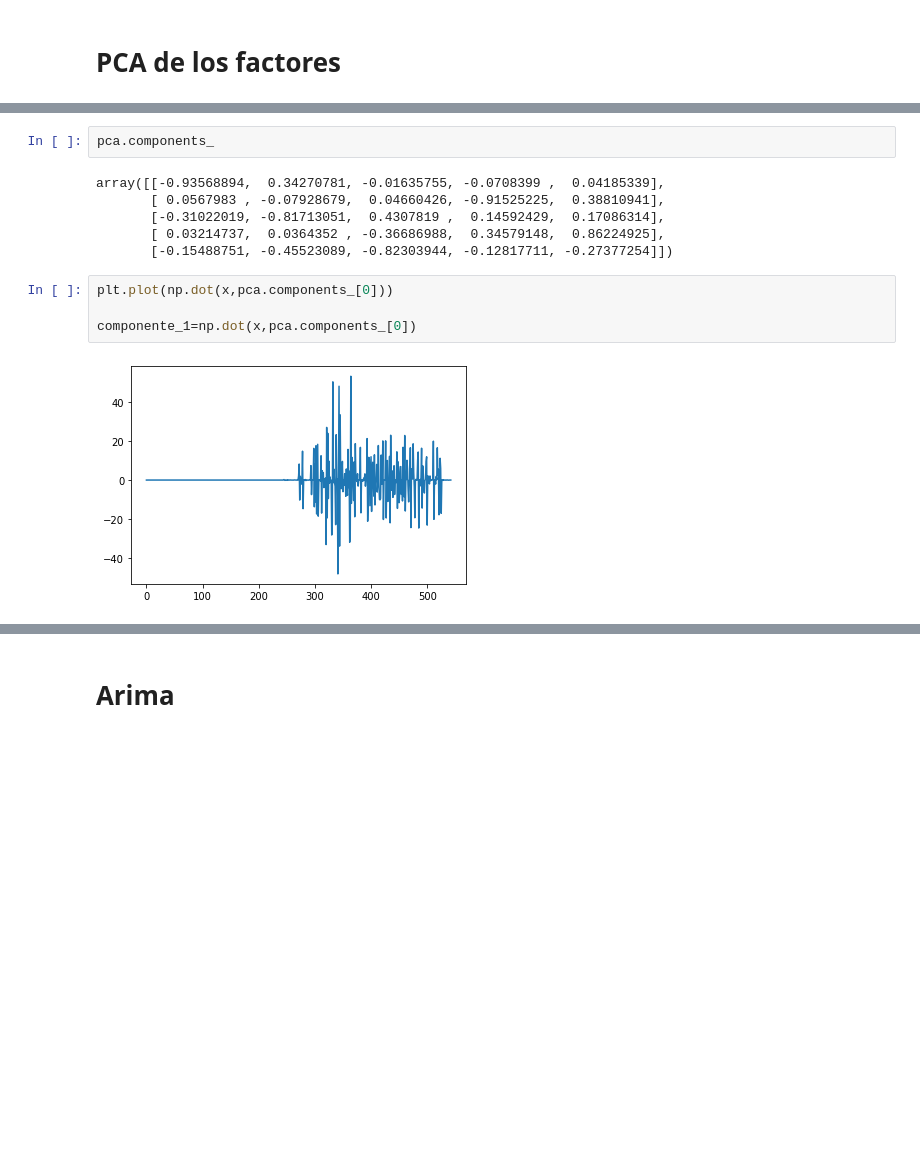
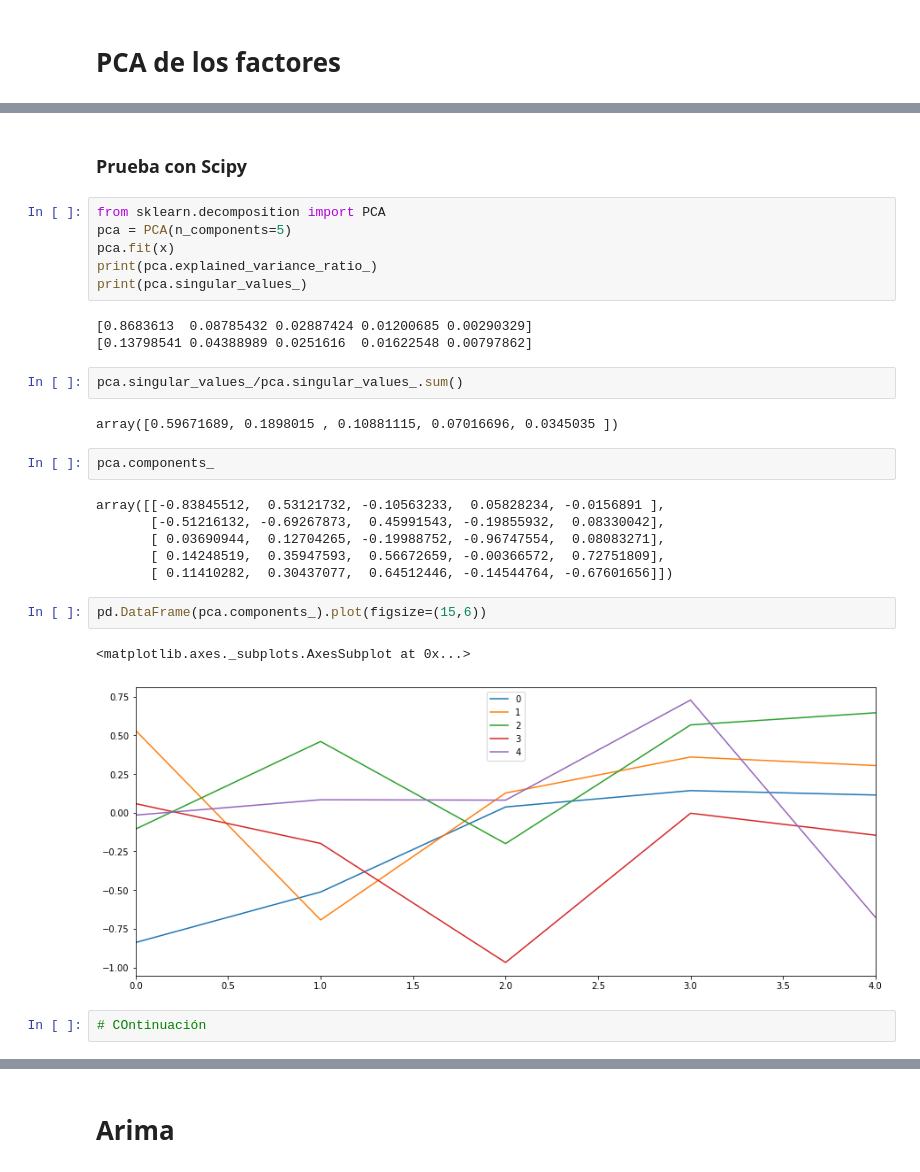
Before and after one commit to jdsuarez10/Calibraci-n-cruva-forward, a Jupyter notebook: Taller de derivados.ipynb, the cells around one changed output, grey strips where cells are left out. Cells and saved outputs as stored; diff of their text form; blank space fills up the shorter version.

```diff
--- a/Taller de derivados.ipynb
+++ b/Taller de derivados.ipynb
@@ -508,14 +428,30 @@ vals=pd.DataFrame(la.eig(varcov)[1])
+# %% [markdown]
+### Prueba con Scipy
+# %%
+from sklearn.decomposition import PCA
+pca = PCA(n_components=5)
+pca.fit(x)
+print(pca.explained_variance_ratio_)
+print(pca.singular_values_)
+# %% [output]
+[0.8683613  0.08785432 0.02887424 0.01200685 0.00290329]
+[0.13798541 0.04388989 0.0251616  0.01622548 0.00797862]
+# %%
+pca.singular_values_/pca.singular_values_.sum()
+# %% [output]
+array([0.59671689, 0.1898015 , 0.10881115, 0.07016696, 0.0345035 ])
 # %%
 pca.components_
 # %% [output]
-array([[-0.93568894,  0.34270781, -0.01635755, -0.0708399 ,  0.04185339],
-       [ 0.0567983 , -0.07928679,  0.04660426, -0.91525225,  0.38810941],
-       [-0.31022019, -0.81713051,  0.4307819 ,  0.14592429,  0.17086314],
-       [ 0.03214737,  0.0364352 , -0.36686988,  0.34579148,  0.86224925],
-       [-0.15488751, -0.45523089, -0.82303944, -0.12817711, -0.27377254]])
+array([[-0.83845512,  0.53121732, -0.10563233,  0.05828234, -0.0156891 ],
+       [-0.51216132, -0.69267873,  0.45991543, -0.19855932,  0.08330042],
+       [ 0.03690944,  0.12704265, -0.19988752, -0.96747554,  0.08083271],
+       [ 0.14248519,  0.35947593,  0.56672659, -0.00366572,  0.72751809],
+       [ 0.11410282,  0.30437077,  0.64512446, -0.14544764, -0.67601656]])
-# %%
-plt.plot(np.dot(x,pca.components_[0]))
-
-componente_1=np.dot(x,pca.components_[0])
-# %% [output]
-[figure, removed]
+# %%
+pd.DataFrame(pca.components_).plot(figsize=(15,6))
+# %% [output]
+<matplotlib.axes._subplots.AxesSubplot at 0x...>
+[figure, added]
+# %%
+# COntinuación
```
Also changed, not shown: parts of 54 cells of this notebook.
